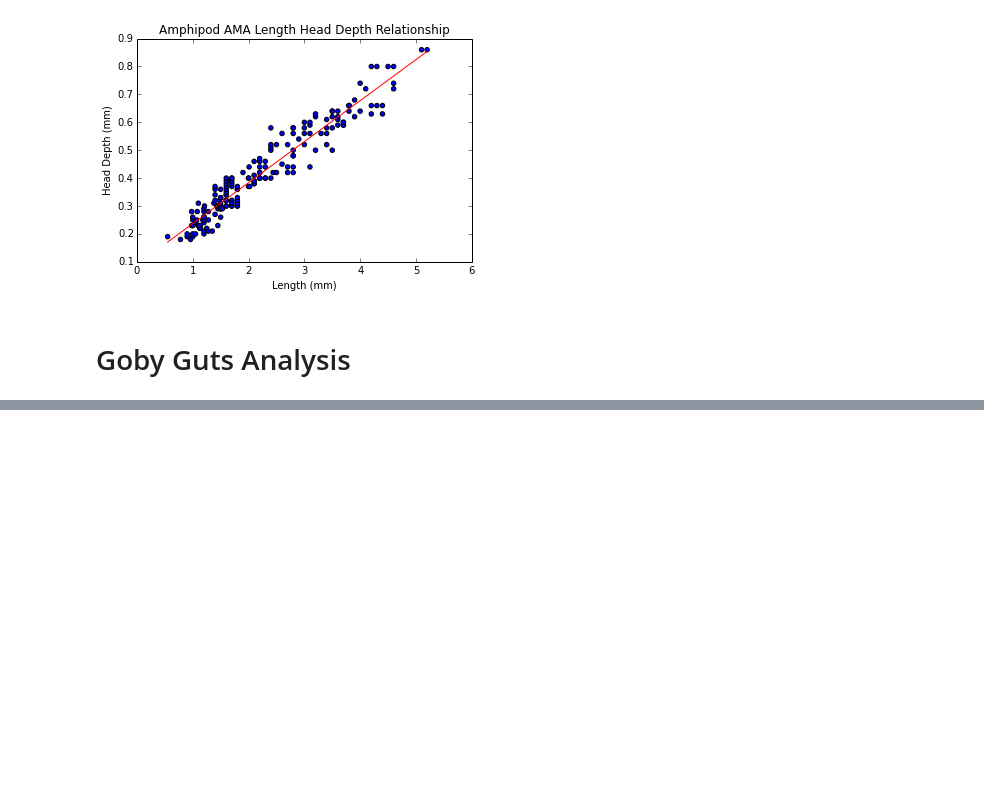
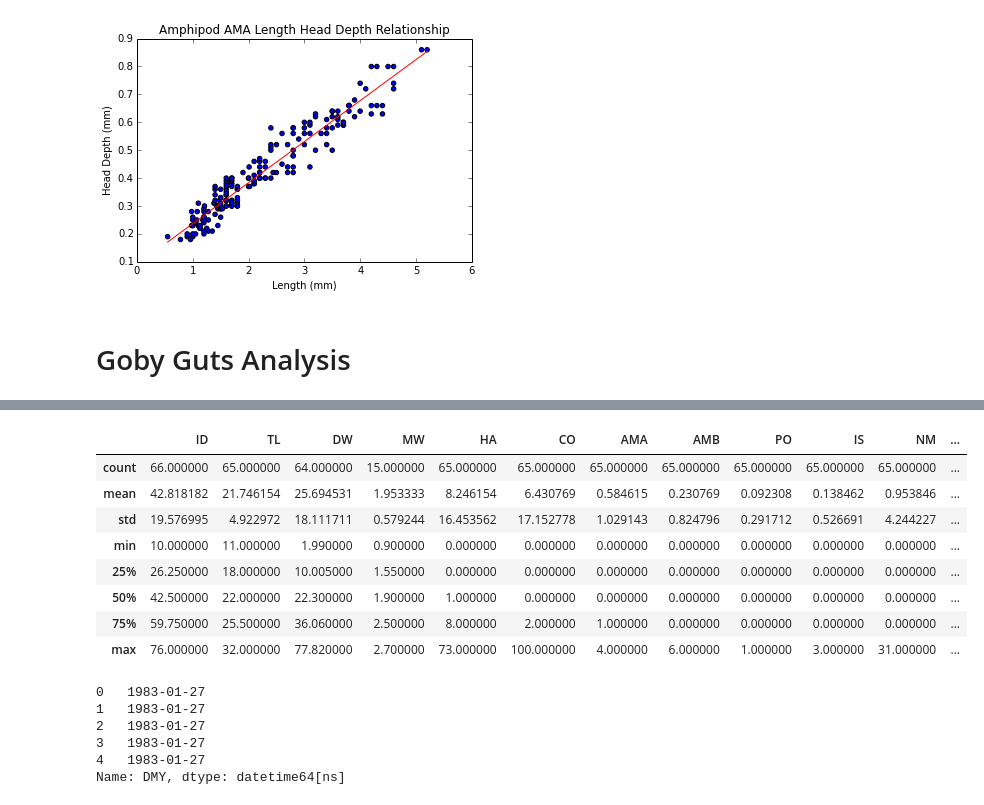
Before and after one commit to rah/optimal-size-selection, a Jupyter notebook: 9. Scratch Pad.ipynb, the cells around one changed output, grey strips where cells are left out. Cells and saved outputs as stored; diff of their text form; code cells hidden in the pictures; blank space fills up the shorter version.

```diff
--- a/9. Scratch Pad.ipynb
+++ b/9. Scratch Pad.ipynb
@@ -53,0 +74,21 @@ df.head()
+# %%
+df.describe()
+# %% [output]
+|  | ID | TL | DW | MW | HA | CO | AMA | AMB | PO | IS | NM | ... |
+| count | 66.000000 | 65.000000 | 64.000000 | 15.000000 | 65.000000 | 65.000000 | 65.000000 | 65.000000 | 65.000000 | 65.000000 | 65.000000 | ... |
+| mean | 42.818182 | 21.746154 | 25.694531 | 1.953333 | 8.246154 | 6.430769 | 0.584615 | 0.230769 | 0.092308 | 0.138462 | 0.953846 | ... |
+| std | 19.576995 | 4.922972 | 18.111711 | 0.579244 | 16.453562 | 17.152778 | 1.029143 | 0.824796 | 0.291712 | 0.526691 | 4.244227 | ... |
+| min | 10.000000 | 11.000000 | 1.990000 | 0.900000 | 0.000000 | 0.000000 | 0.000000 | 0.000000 | 0.000000 | 0.000000 | 0.000000 | ... |
+| 25% | 26.250000 | 18.000000 | 10.005000 | 1.550000 | 0.000000 | 0.000000 | 0.000000 | 0.000000 | 0.000000 | 0.000000 | 0.000000 | ... |
+| 50% | 42.500000 | 22.000000 | 22.300000 | 1.900000 | 1.000000 | 0.000000 | 0.000000 | 0.000000 | 0.000000 | 0.000000 | 0.000000 | ... |
+| 75% | 59.750000 | 25.500000 | 36.060000 | 2.500000 | 8.000000 | 2.000000 | 1.000000 | 0.000000 | 0.000000 | 0.000000 | 0.000000 | ... |
+| max | 76.000000 | 32.000000 | 77.820000 | 2.700000 | 73.000000 | 100.000000 | 4.000000 | 6.000000 | 1.000000 | 3.000000 | 31.000000 | ... |
+# %%
+df['DMY'][:5]
+# %% [output]
+0   1983-01-27
+1   1983-01-27
+2   1983-01-27
+3   1983-01-27
+4   1983-01-27
+Name: DMY, dtype: datetime64[ns]
```
Also changed, not shown: parts of 7 cells of this notebook.
